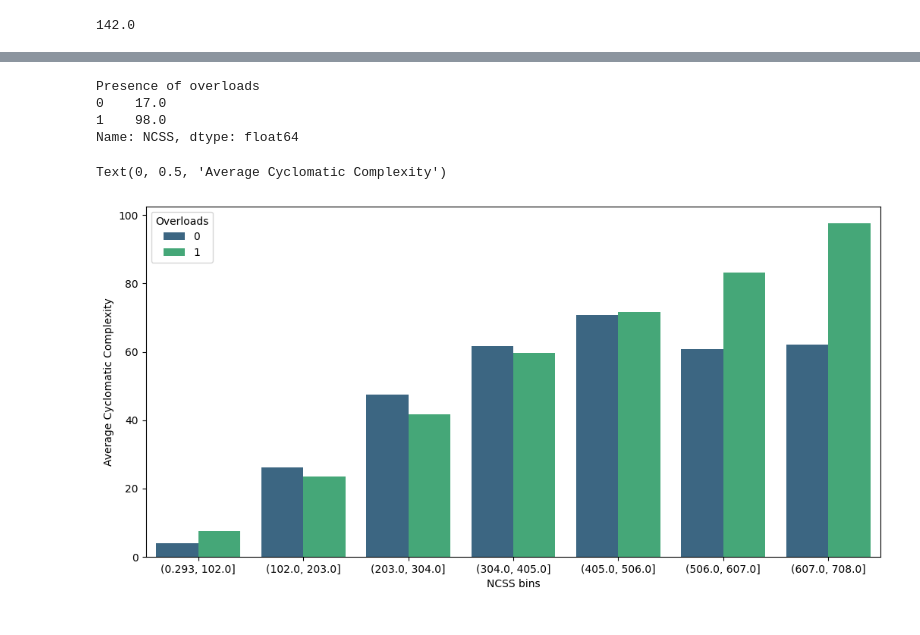
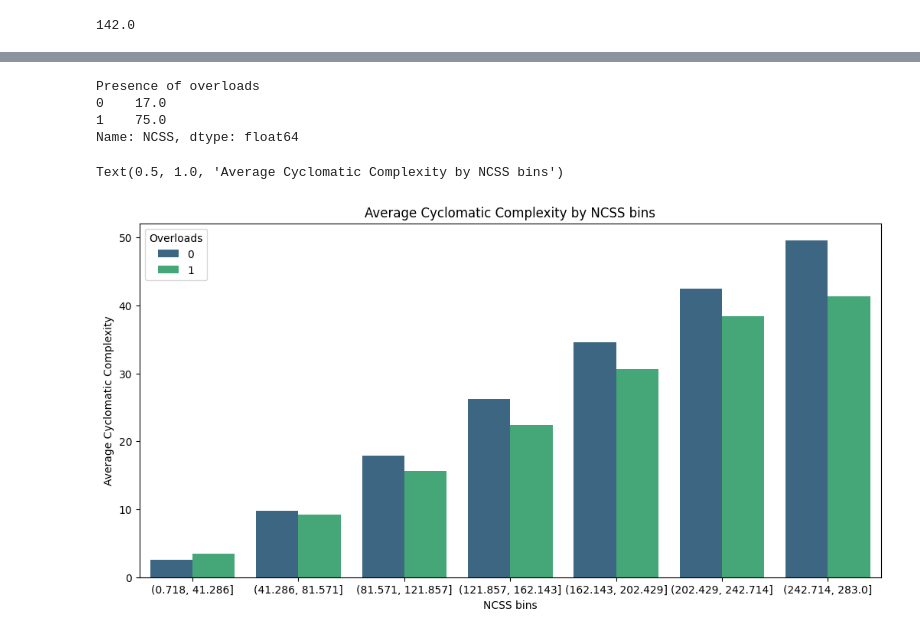
Before and after one commit to Bopobywek/sqm-article-code, a Jupyter notebook: data_analysis.ipynb, the cells around one changed output, grey strips where cells are left out. Drawn from its saved outputs; the diff is of its cells as text; code cells hidden in the pictures.

```diff
--- a/data_analysis.ipynb
+++ b/data_analysis.ipynb
@@ -70,7 +70,7 @@ np.quantile(df['Cyclomatic Complexity'], 0.99)
 # %% [output]
 142.0
 # %%
-df = df[(df["NCSS"] < np.quantile(df['NCSS'], 0.99)) & (df["Cyclomatic Complexity"] < np.quantile(df['Cyclomatic Complexity'], 0.99)) & (df['Total Cognitive Complexity'] < np.quantile(df['Total Cognitive Complexity'], 0.99))]
+df = df[(df["NCSS"] < np.quantile(df['NCSS'], 0.95)) & (df["Cyclomatic Complexity"] < np.quantile(df['Cyclomatic Complexity'], 0.99)) & (df['Total Cognitive Complexity'] < np.quantile(df['Total Cognitive Complexity'], 0.99))]
 # %%
 df['Overloads'].value_counts()
 # %% [output]
@@ -127,16 +130,36 @@ df.groupby('Presence of overloads')['NCSS'].median()
 # %% [output]
 Presence of overloads
 0    17.0
-1    98.0
+1    75.0
 Name: NCSS, dtype: float64
+# %%
+def balance_binary_classes(group):
+    count_0 = group['Overloads'].eq(0).sum()
+    count_1 = group['Overloads'].eq(1).sum()
+
+    min_count = min(count_0, count_1)
+
+    if min_count > 0:
+        balanced_group = pd.concat([
+            group[group['Overloads'] == 0].sample(min_count),
+            group[group['Overloads'] == 1].sample(min_count)
+        ])
+        return balanced_group
+    else:
+        return group
+# %%
+df['NCSS bins'] = pd.cut(df['NCSS'], bins=7)
+
+balanced_df = df.groupby('NCSS bins').apply(balance_binary_classes)
+balanced_df.reset_index(drop=True, inplace=True)
+df = balanced_df
 # %%
-df['NCSS bins'] = pd.cut(df['NCSS'], bins=7)
-
 mean_complexity_by_bin = df.groupby(['NCSS bins', 'Overloads'])['Cyclomatic Complexity'].mean().reset_index()
 
 plt.figure(figsize=(12.5, 6))
 sns.barplot(data=mean_complexity_by_bin, x='NCSS bins', y='Cyclomatic Complexity', hue='Overloads', palette='viridis')
 plt.ylabel("Average Cyclomatic Complexity")
+plt.title("Average Cyclomatic Complexity by NCSS bins")
 # %% [output]
-Text(0, 0.5, 'Average Cyclomatic Complexity')
+Text(0.5, 1.0, 'Average Cyclomatic Complexity by NCSS bins')
-[figure, old version]
+[figure, new version]
```
Also changed, not shown: parts of 10 cells of this notebook.
